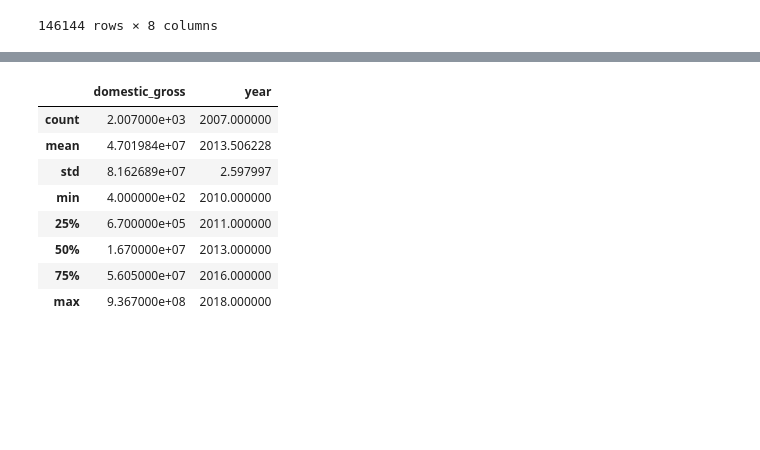
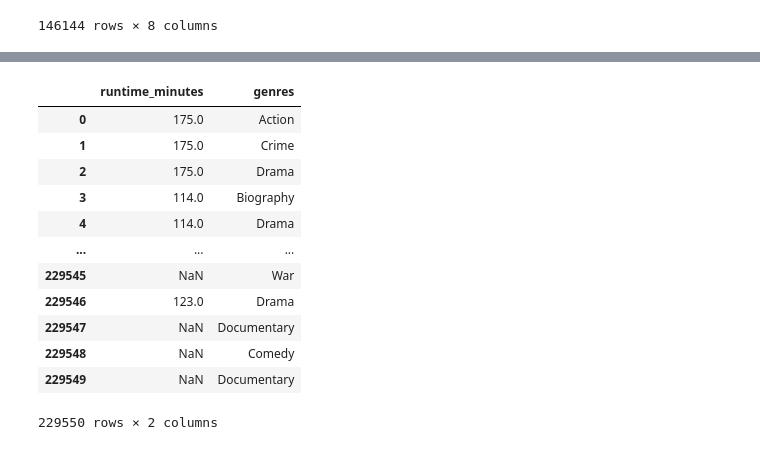
Before and after one commit to MwangiWambugu/dsc-phase-1-project-v2-4, a Jupyter notebook: student.ipynb, the cells around one changed output, grey strips where cells are left out. Saved outputs shown, nothing was run; the diff lists cells and outputs as text; code cells hidden in the pictures; blank space fills up the shorter version.

```diff
--- a/student.ipynb
+++ b/student.ipynb
@@ -466,8 +472,9 @@ basic_ratings
 | 146143 | tt9916754 | Chico Albuquerque - Revelações | Chico Albuquerque - Revelações | 2013 | NaN | Documentary | NaN | ... |
 146144 rows × 8 columns
 # %%
-# genres_list = sorted(set(
-#     genre.strip() for genres in basic_ratings["genres"] if genres is not None for genre in genres.split(",")
-# ))
-# basic_ratings['all_genres'] = basic_ratings['genres'].apply(lambda x: [genre.strip() for genre in x.split(",")] if x else [])
-# basic_ratings
+#Adding an extra column
+genres_list = sorted(set(
+    genre.strip() for genres in basic_ratings["genres"] if genres is not None for genre in genres.split(",")
+))
+basic_ratings['all_genres'] = basic_ratings['genres'].apply(lambda x: [genre.strip() for genre in x.split(",")] if x else [])
+basic_ratings
@@ -531,12 +495,31 @@ TypeError: cannot unpack non-iterable Axes object
-# %%
-budget.describe()
-# %% [output]
-|  | domestic_gross | year |
-| count | 2.007000e+03 | 2007.000000 |
-| mean | 4.701984e+07 | 2013.506228 |
-| std | 8.162689e+07 | 2.597997 |
-| min | 4.000000e+02 | 2010.000000 |
-| 25% | 6.700000e+05 | 2011.000000 |
-| 50% | 1.670000e+07 | 2013.000000 |
-| 75% | 5.605000e+07 | 2016.000000 |
-| max | 9.367000e+08 | 2018.000000 |
+# %%
+# Creates a ne list called genre_list
+genre_list = []
+
+#Iterates through the basic_ratings to find tthe run_time and genres
+for index, row in basic_ratings.iterrows():
+    runtime_minutes = row['runtime_minutes']
+    genres = row['genres']
+
+    # Check if 'genres' is None before iterating
+    if genres is not None:
+        for genre in genres.split(','):
+            genre_list.append({'runtime_minutes': runtime_minutes, 'genres': genre.strip()})
+
+#Creates new data frame from the genre list
+run_genre = pd.DataFrame(genre_list)
+run_genre
+# %% [output]
+|  | runtime_minutes | genres |
+| 0 | 175.0 | Action |
+| 1 | 175.0 | Crime |
+| 2 | 175.0 | Drama |
+| 3 | 114.0 | Biography |
+| 4 | 114.0 | Drama |
+| ... | ... | ... |
+| 229545 | NaN | War |
+| 229546 | 123.0 | Drama |
+| 229547 | NaN | Documentary |
+| 229548 | NaN | Comedy |
+| 229549 | NaN | Documentary |
+229550 rows × 2 columns
```
Also changed, not shown: parts of 110 cells of this notebook.
